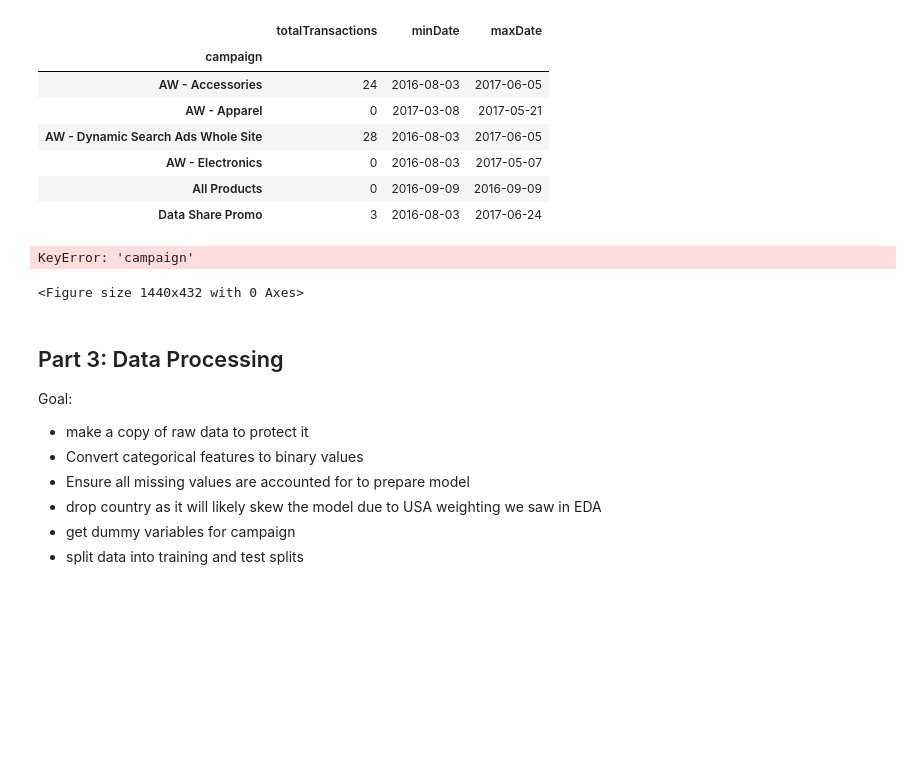
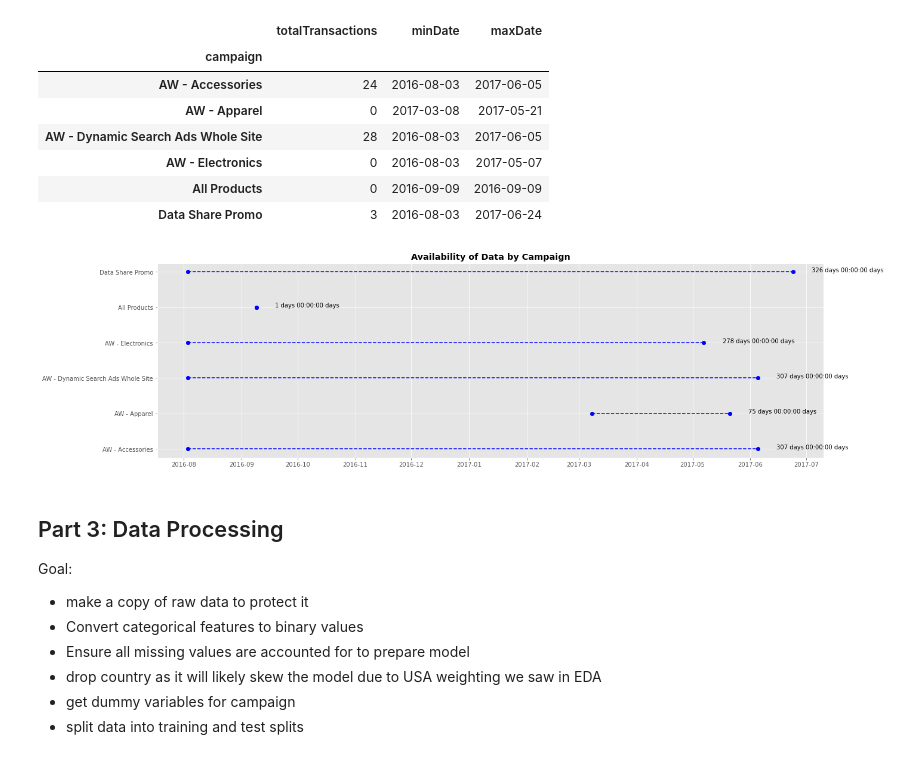
Before and after one commit to dsimonds-bot/bqml-google-analytics-conversion-pred, a Jupyter notebook: src/purchase-classification-google-analytics.ipynb, the cells around one changed output. Drawn from its saved outputs; the diff is of its cells as text; code cells hidden in the pictures; blank space fills up the shorter version.

Commit message:
fixed downstream impact of campaign transactions
campaign now index of campaignTransactions df. visual for availability of data by campaign referenced that column, so changed it to reference the index

```diff
--- a/src/purchase-classification-google-analytics.ipynb
+++ b/src/purchase-classification-google-analytics.ipynb
@@ -91,16 +91,15 @@ campaignTransactions
 # %%
 # Visualizing how much data we have available
 plt.figure(figsize = (20,6))
 for i in range(len(campaignTransactions)):
     x = [campaignTransactions['minDate'][i], campaignTransactions['maxDate'][i]]
-    y = [campaignTransactions['campaign'][i], campaignTransactions['campaign'][i]]
+    y = [campaignTransactions.index[i], campaignTransactions.index[i]]
     plt.plot(x, y, 'bo', linestyle="--")
     plt.text(max(x) + timedelta(10), y[0], str(x[1] - x[0] + timedelta(1)) + str(' days'))
     plt.title('Availability of Data by Campaign', fontweight = 'bold')
 plt.show()
 # %% [output]
-KeyError: 'campaign'
-<Figure size 1440x432 with 0 Axes>
+[figure, added]
 # %%
 # Visualizing how many transactions we have to work with by Country
 # Fitlered out countries with zero transactions
```
